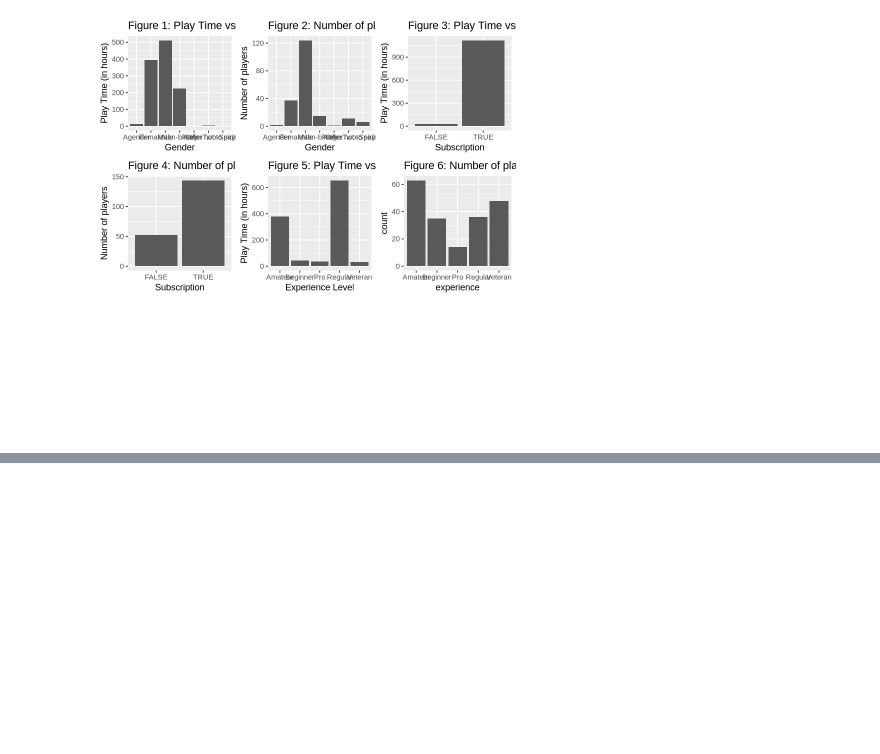
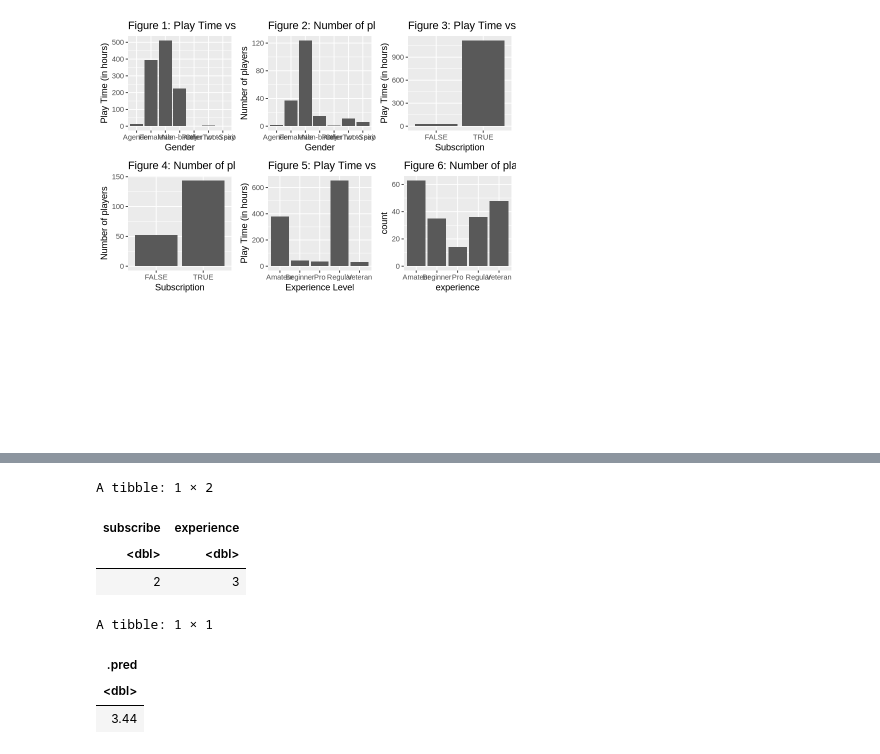
Before and after one commit to leticiascudeller/DSCI-100-proj, a Jupyter notebook: Untitled.ipynb, the cells around one changed output, grey strips where cells are left out. Saved outputs shown, nothing was run; the diff lists cells and outputs as text; code cells hidden in the pictures; blank space fills up the shorter version.

```diff
--- a/Untitled.ipynb
+++ b/Untitled.ipynb
@@ -407,0 +408,14 @@ A tibble: 3 × 3
+# %%
+new_player <- tibble(subscribe = 2, experience = 3)
+new_player
+new_player_pred <- predict(players_workflow_final, new_player)
+new_player_pred
+# %% [output]
+A tibble: 1 × 2
+| subscribe | experience |
+| <dbl> | <dbl> |
+| 2 | 3 |
+A tibble: 1 × 1
+| .pred |
+| <dbl> |
+| 3.44 |
```
Also changed, not shown: parts of 3 cells of this notebook.
